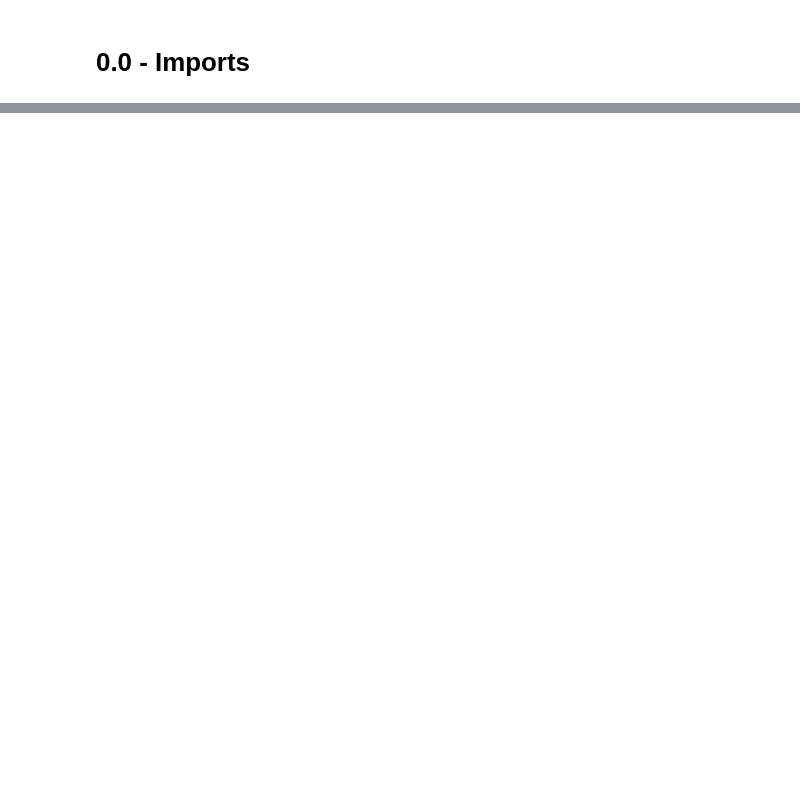
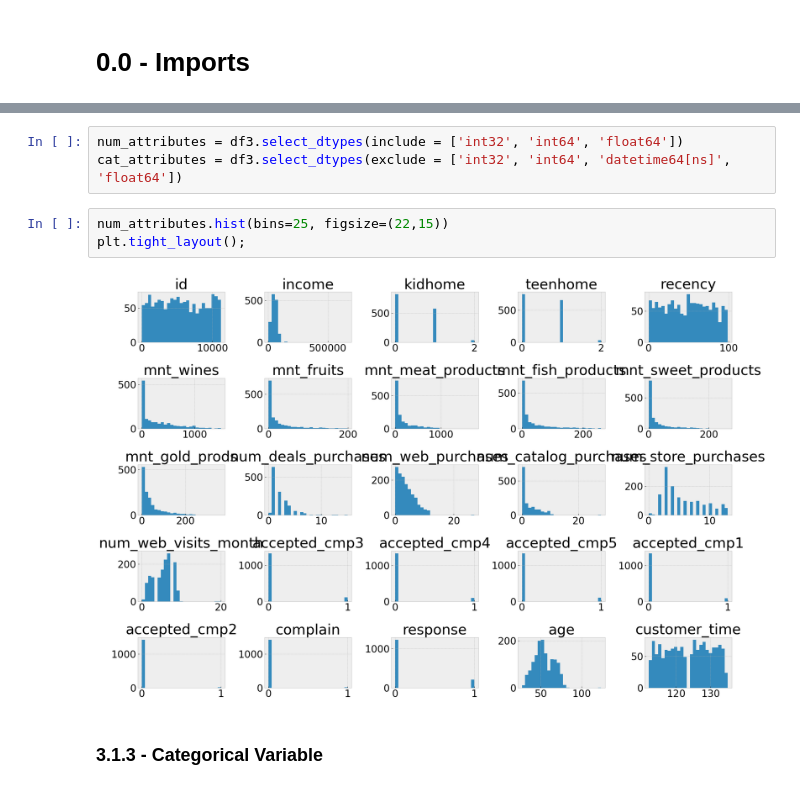
Before and after one commit to andersonrenatobonif/case_food_delivery, a Jupyter notebook: notebooks/v001.ipynb, the cells around one changed output, grey strips where cells are left out. Drawn from its saved outputs; the diff is of its cells as text; blank space fills up the shorter version.

```diff
--- a/notebooks/v001.ipynb
+++ b/notebooks/v001.ipynb
@@ -66,0 +307,10 @@ df.head().T
+# %%
+num_attributes = df3.select_dtypes(include = ['int32', 'int64', 'float64'])
+cat_attributes = df3.select_dtypes(exclude = ['int32', 'int64', 'datetime64[ns]', 'float64'])
+# %%
+num_attributes.hist(bins=25, figsize=(22,15))
+plt.tight_layout();
+# %% [output]
+[figure, added]
+# %% [markdown]
+### 3.1.3 - Categorical Variable
```
Also changed, not shown: parts of 49 cells of this notebook.
